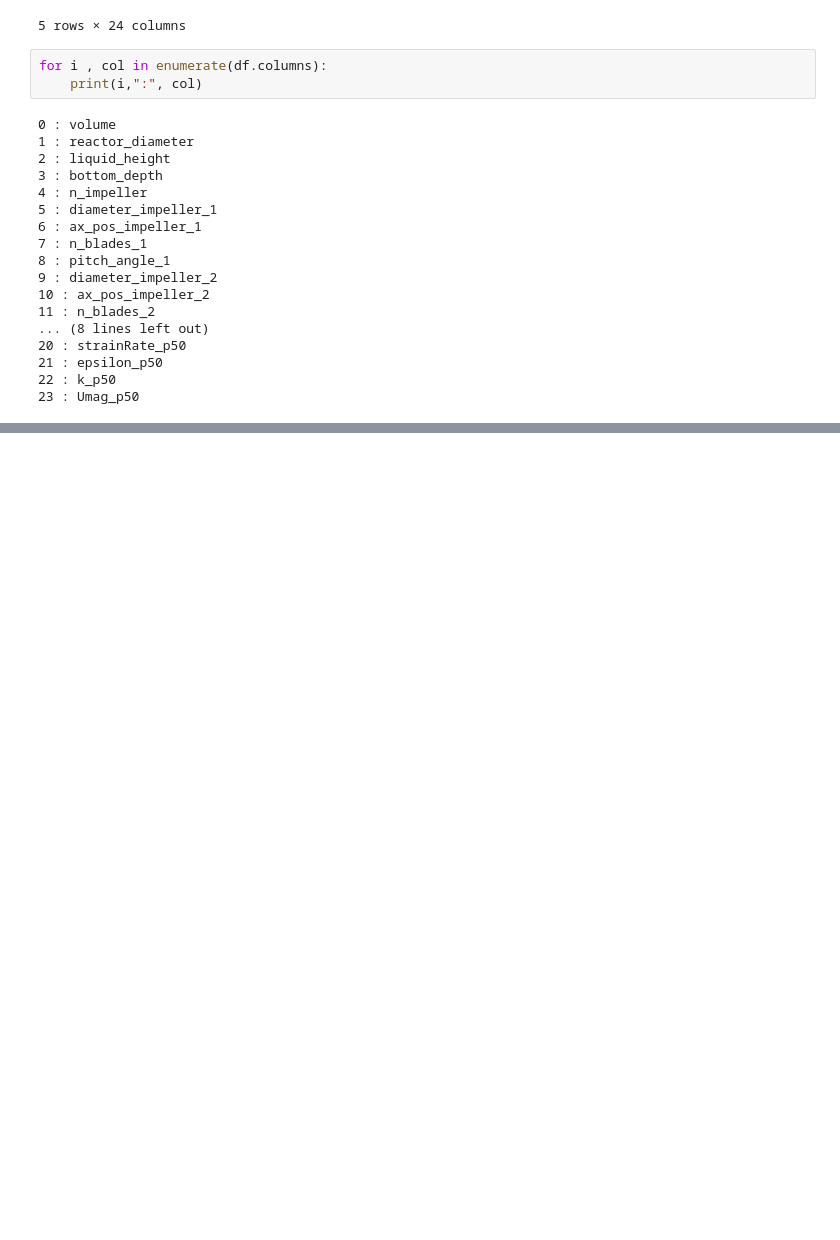
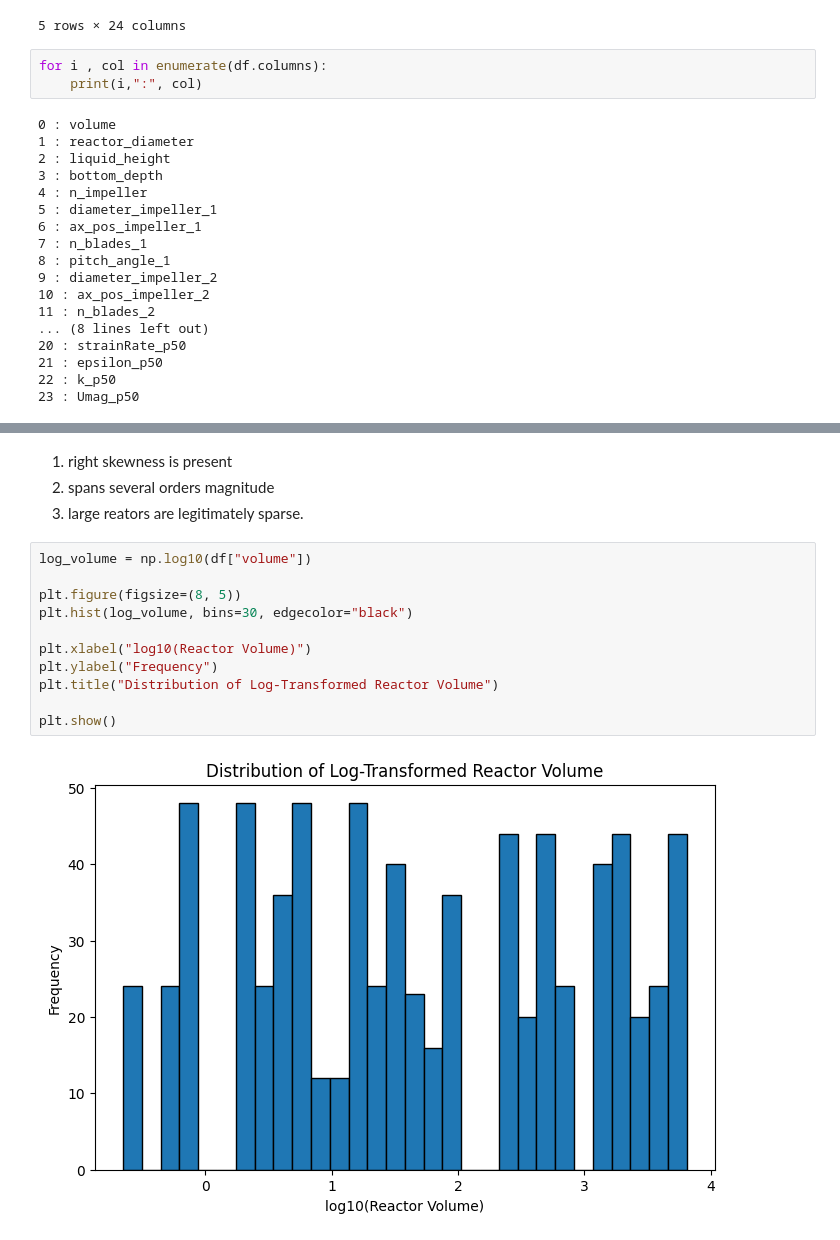
Before and after one commit to Hkm1994/Stirred_reactor_surrogat_model, a Jupyter notebook: reactor_design.ipynb, the cells around one changed output, grey strips where cells are left out. Cells and saved outputs as stored; diff of their text form; blank space fills up the shorter version.

```diff
--- a/reactor_design.ipynb
+++ b/reactor_design.ipynb
@@ -127,0 +349,17 @@ for i , col in enumerate(df.columns):
+# %% [markdown]
+1. right skewness is present
+2. spans several orders magnitude
+3. large reators are legitimately sparse.
+# %%
+log_volume = np.log10(df["volume"])
+
+plt.figure(figsize=(8, 5))
+plt.hist(log_volume, bins=30, edgecolor="black")
+
+plt.xlabel("log10(Reactor Volume)")
+plt.ylabel("Frequency")
+plt.title("Distribution of Log-Transformed Reactor Volume")
+
+plt.show()
+# %% [output]
+[figure, added]
```
Also changed, not shown: parts of 23 cells of this notebook.
